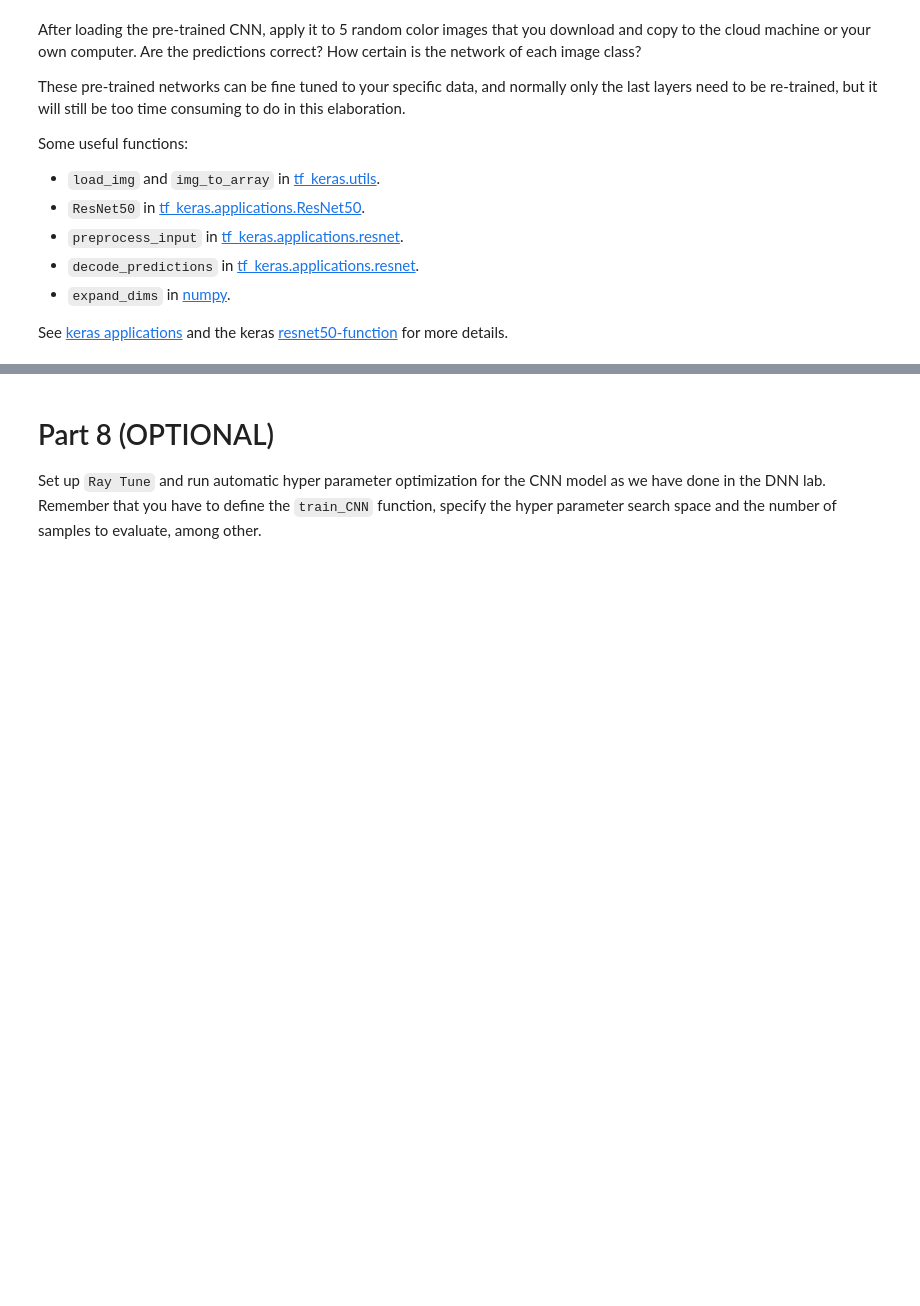
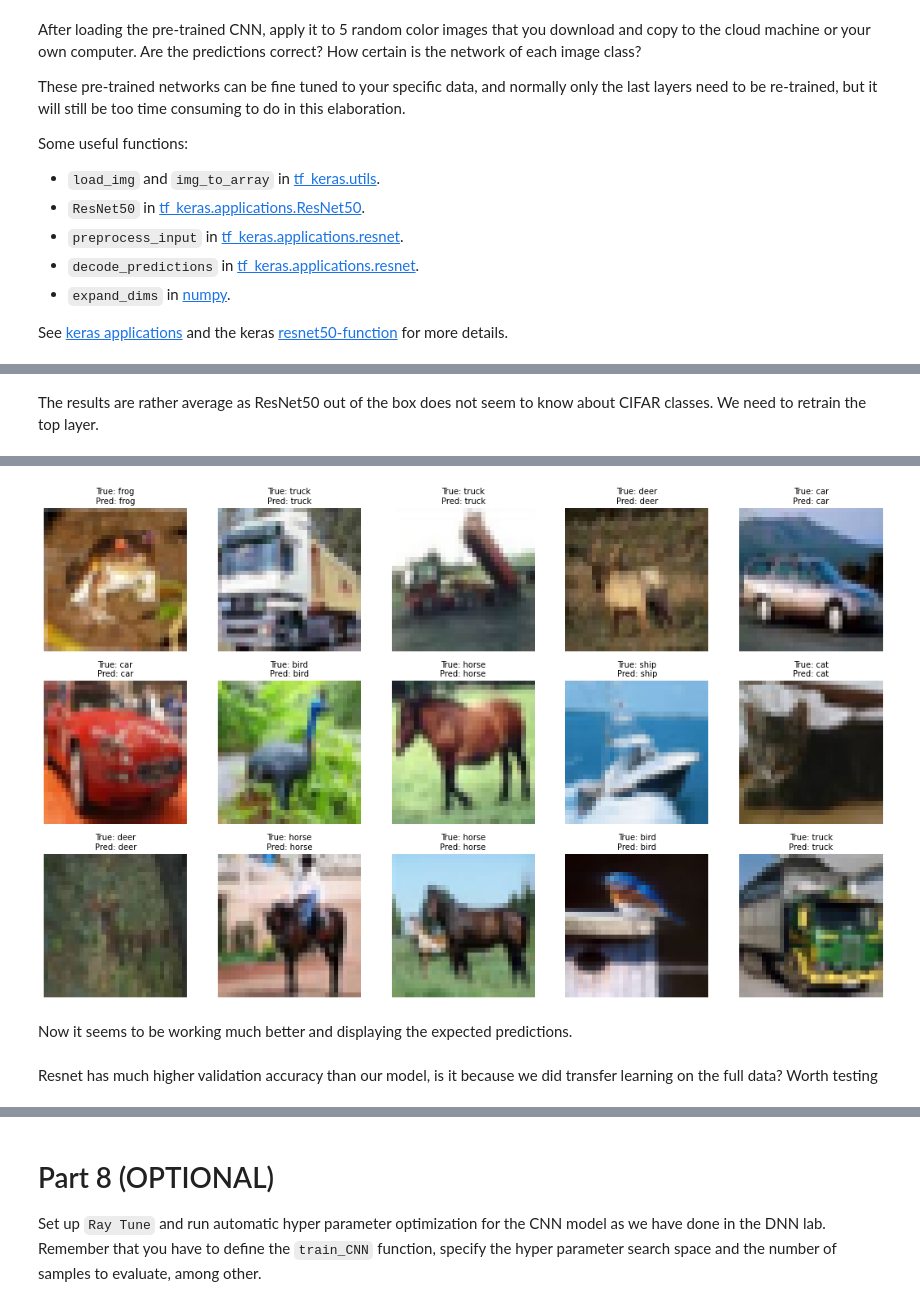
Before and after one commit to njmurov-ux/DLLabs, a Jupyter notebook: Lab 3/CNN_Lab.ipynb, the cells around one changed output, grey strips where cells are left out. Drawn from its saved outputs; the diff is of its cells as text; code cells hidden in the pictures; blank space fills up the shorter version.

```diff
--- a/Lab 3/CNN_Lab.ipynb
+++ b/Lab 3/CNN_Lab.ipynb
@@ -1269,0 +1391,52 @@ print(label)
+# %% [markdown]
+The results are rather average as ResNet50 out of the box does not seem to know about CIFAR classes. We need to retrain the top layer.
+# %%
+from keras import layers
+num_classes = 10
+
+base = ResNet50(
+    weights="imagenet",
+    include_top=False,
+    input_shape=(224, 224, 3)
+)
+base.trainable = False  # feature extraction first
+
+inputs = keras.Input(shape=X.shape[1:])
+x = layers.Lambda(lambda t: tf.image.resize(t, (224, 224)))(inputs)
+x = layers.Lambda(preprocess_input)(x)
+
+x = base(x, training=False)
+x = layers.GlobalAveragePooling2D()(x)
+outputs = layers.Dense(num_classes, activation="softmax")(x)
+
+model = keras.Model(inputs, outputs)
+
+# integer labels -> use sparse_categorical_crossentropy
+model.compile(
+    optimizer=keras.optimizers.Adam(1e-3),
+    loss="sparse_categorical_crossentropy",
+    metrics=["accuracy"]
+)
+
+model.fit(X, Y, epochs=5, batch_size=64, validation_split=0.25)
+
+n_show = 15
+idxs = np.arange(min(n_show, len(X)))
+
+probs = model.predict(X[idxs], verbose=0)
+pred_ids = probs.argmax(axis=1)
+true_ids = Y[idxs].reshape(-1)
+
+rows, cols = 3, 5
+fig, axes = plt.subplots(rows, cols, figsize=(15, 9))
+axes = axes.ravel()
+
+for ax, i, t, p in zip(axes, idxs, true_ids, pred_ids):
+    img = X[i]
+    ax.imshow(img)
+    ax.axis("off")
+    ax.set_title(f"True: {classes[int(t)]}\nPred: {classes[int(p)]}", fontsize=10)
+
+plt.tight_layout()
+plt.show()
+# %% [output]
@@ -1269,0 +1453,5 @@ print(label)
+[figure, added]
+# %% [markdown]
+Now it seems to be working much better and displaying the expected predictions.
+# %% [markdown]
+Resnet has much higher validation accuracy than our model, is it because we did transfer learning on the full data? Worth testing
```
Also changed, not shown: parts of 27 cells of this notebook.
